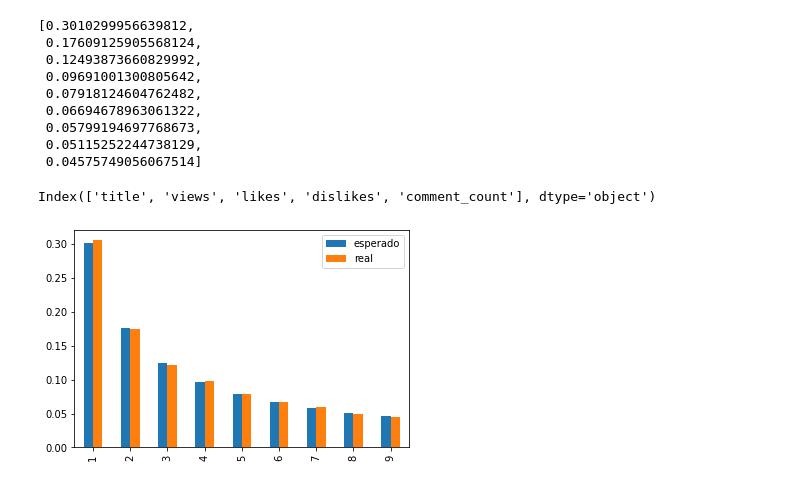
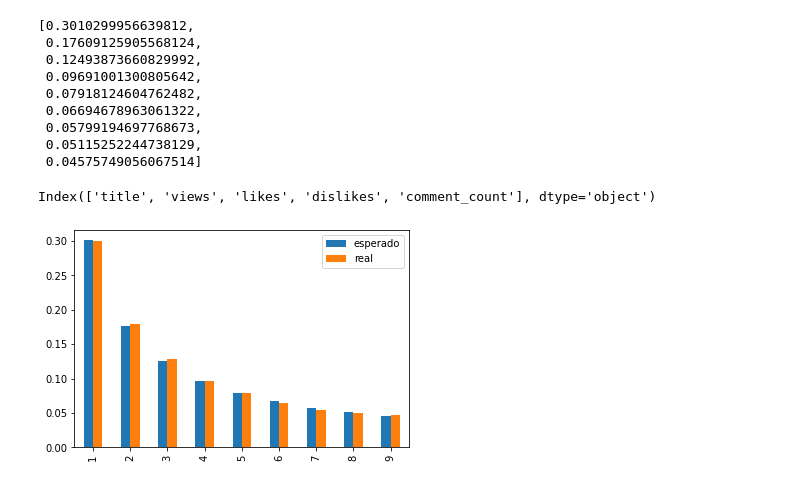
Before and after one commit to Karlosprado/benford_mathema_code, a Jupyter notebook: Benford.ipynb, the cells around one changed output. Drawn from its saved outputs; the diff is of its cells as text; code cells hidden in the pictures.

```diff
--- a/Benford.ipynb
+++ b/Benford.ipynb
@@ -156,10 +170,11 @@ frequencia_esperada
  0.05799194697768673,
  0.05115252244738129,
  0.04575749056067514]
-# %%
-df_youtube.columns
-# %% [output]
-Index(['title', 'views', 'likes', 'dislikes', 'comment_count'], dtype='object')
+# %%
+#listando as colunas do df_yutube
+df_youtube.columns
+# %% [output]
+Index(['title', 'views', 'likes', 'dislikes', 'comment_count'], dtype='object')
 # %%
 #função cria um df contendo as distribuições por digito esperada e real para plotar grafico.
 
@@ -169,7 +184,8 @@ def benford(coluna):
     df_final['real'] = frequencia_digitos(coluna)
     #df_final.plot.bar()
     return df_final
-# %%
-benford(df_youtube['comment_count']).plot.bar();
-# %% [output]
-[figure, removed]
+# %%
+#Comparação da freq. da coluna views com a freq. esperada Benford
+benford(df_youtube['views']).plot.bar();
+# %% [output]
+[figure, added]
```
Also changed, not shown: parts of 75 cells of this notebook.
